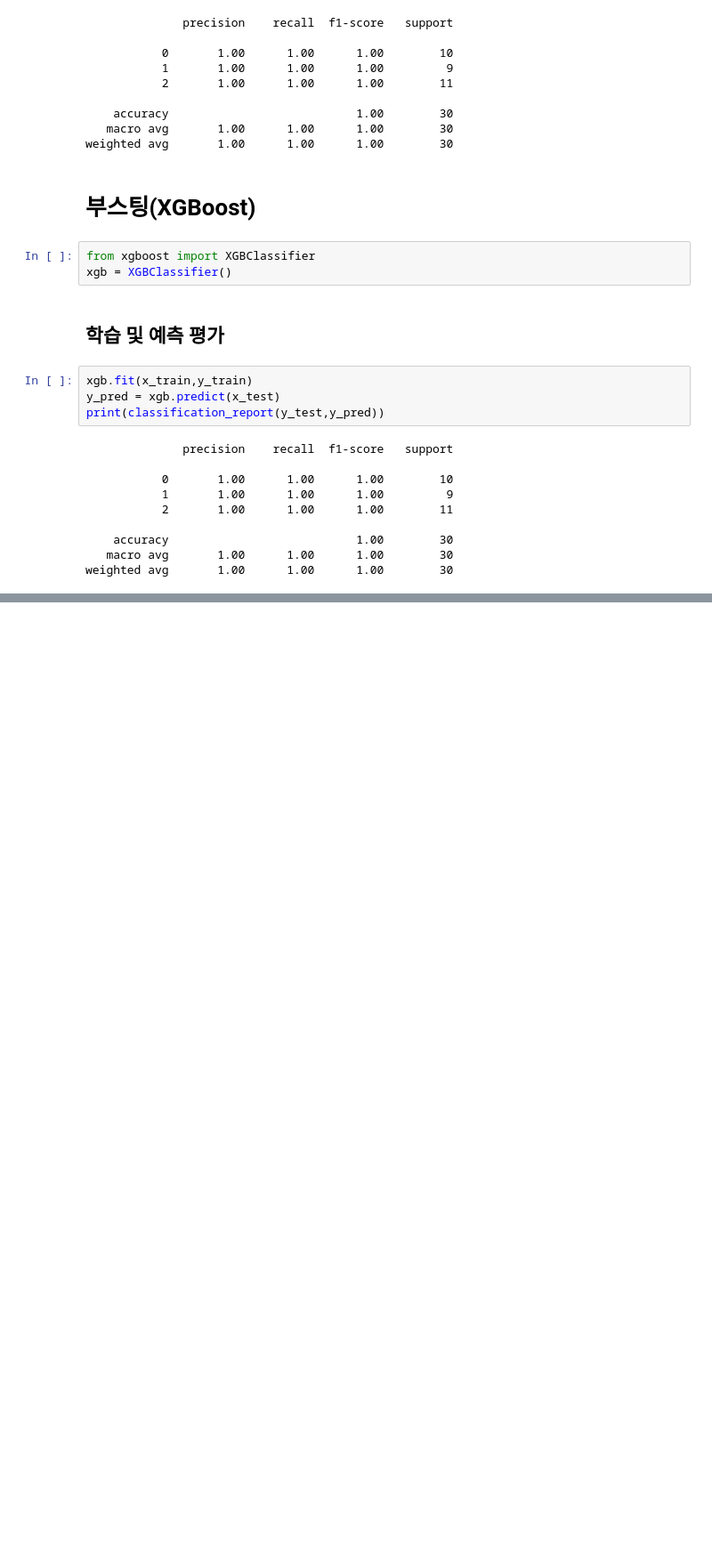
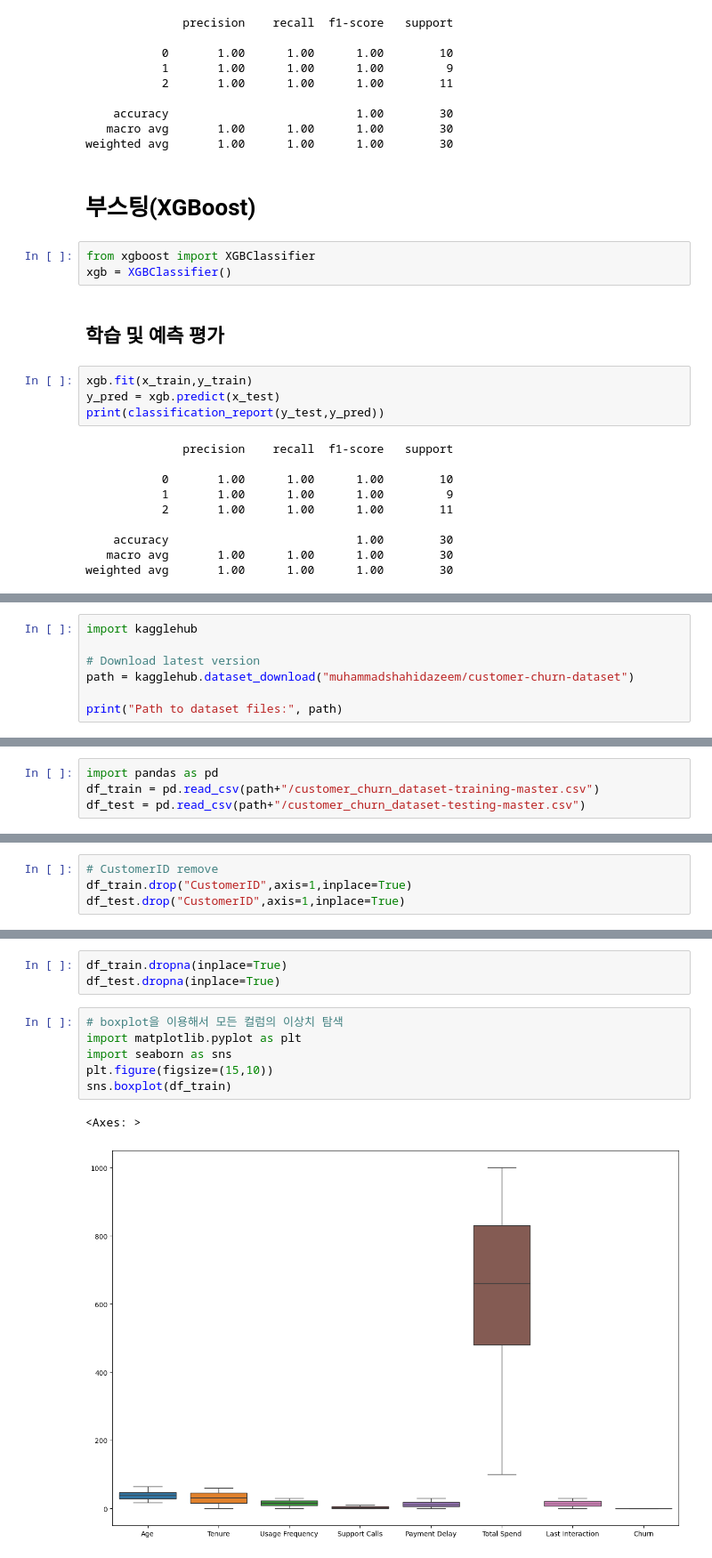
Before and after one commit to leekyuyoung-ai/AI, a Jupyter notebook: 2_5_앙상블.ipynb, the cells around one changed output, grey strips where cells are left out. Shown at 89% size. Cells and saved outputs as stored; diff of their text form; blank space fills up the shorter version.

```diff
--- a/2_5_앙상블.ipynb
+++ b/2_5_앙상블.ipynb
@@ -96,0 +100,7 @@ weighted avg       1.00      1.00      1.00        30
+# %%
+import kagglehub
+
+# Download latest version
+path = kagglehub.dataset_download("muhammadshahidazeem/customer-churn-dataset")
+
+print("Path to dataset files:", path)
@@ -96,0 +117,4 @@ weighted avg       1.00      1.00      1.00        30
+# %%
+import pandas as pd
+df_train = pd.read_csv(path+"/customer_churn_dataset-training-master.csv")
+df_test = pd.read_csv(path+"/customer_churn_dataset-testing-master.csv")
@@ -96,0 +147,4 @@ weighted avg       1.00      1.00      1.00        30
+# %%
+# CustomerID remove
+df_train.drop("CustomerID",axis=1,inplace=True)
+df_test.drop("CustomerID",axis=1,inplace=True)
@@ -96,0 +170,12 @@ weighted avg       1.00      1.00      1.00        30
+# %%
+df_train.dropna(inplace=True)
+df_test.dropna(inplace=True)
+# %%
+# boxplot을 이용해서 모든 컬럼의 이상치 탐색
+import matplotlib.pyplot as plt
+import seaborn as sns
+plt.figure(figsize=(15,10))
+sns.boxplot(df_train)
+# %% [output]
+<Axes: >
+[figure, added]
```
Also changed, not shown: parts of 19 cells of this notebook.
